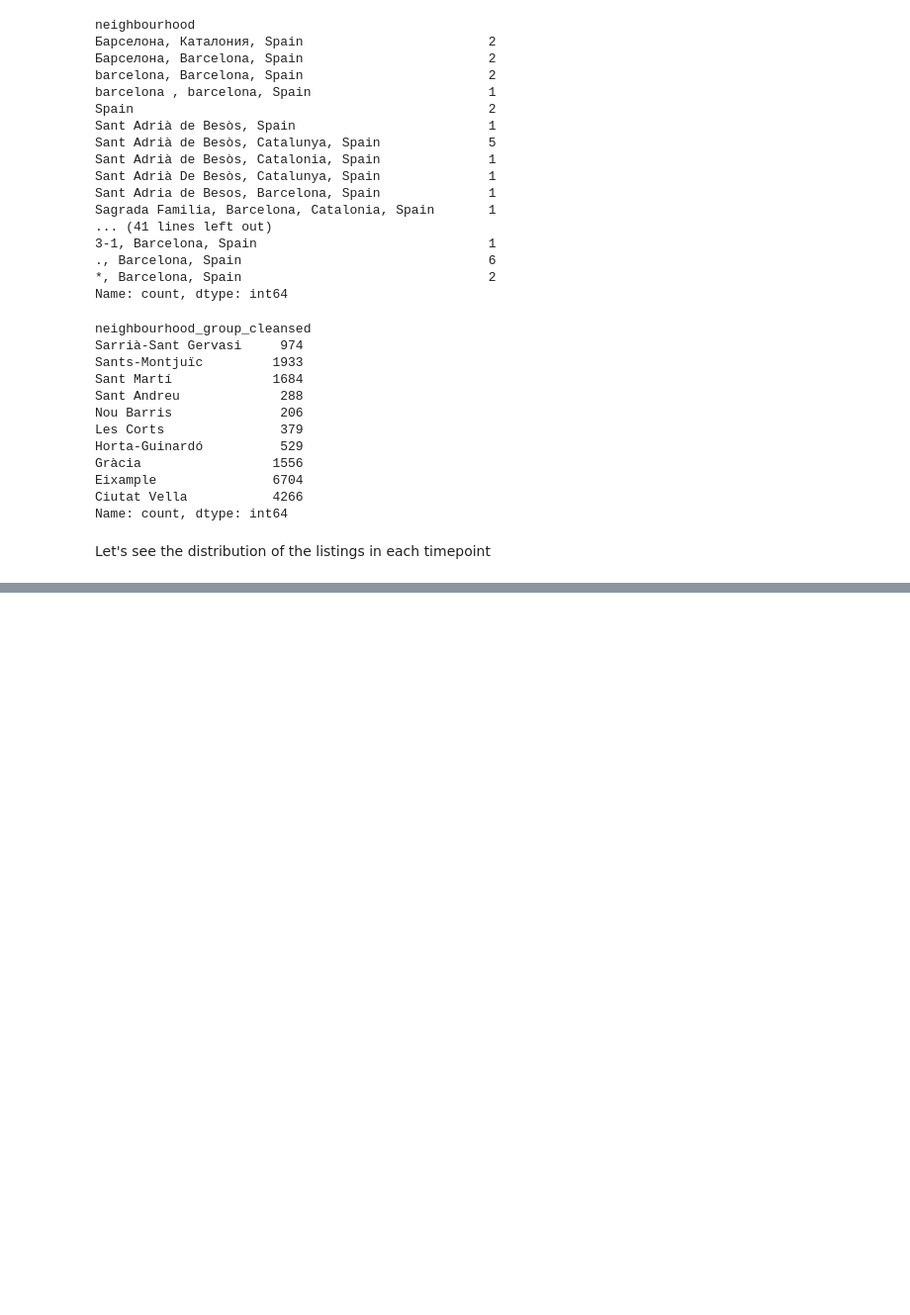
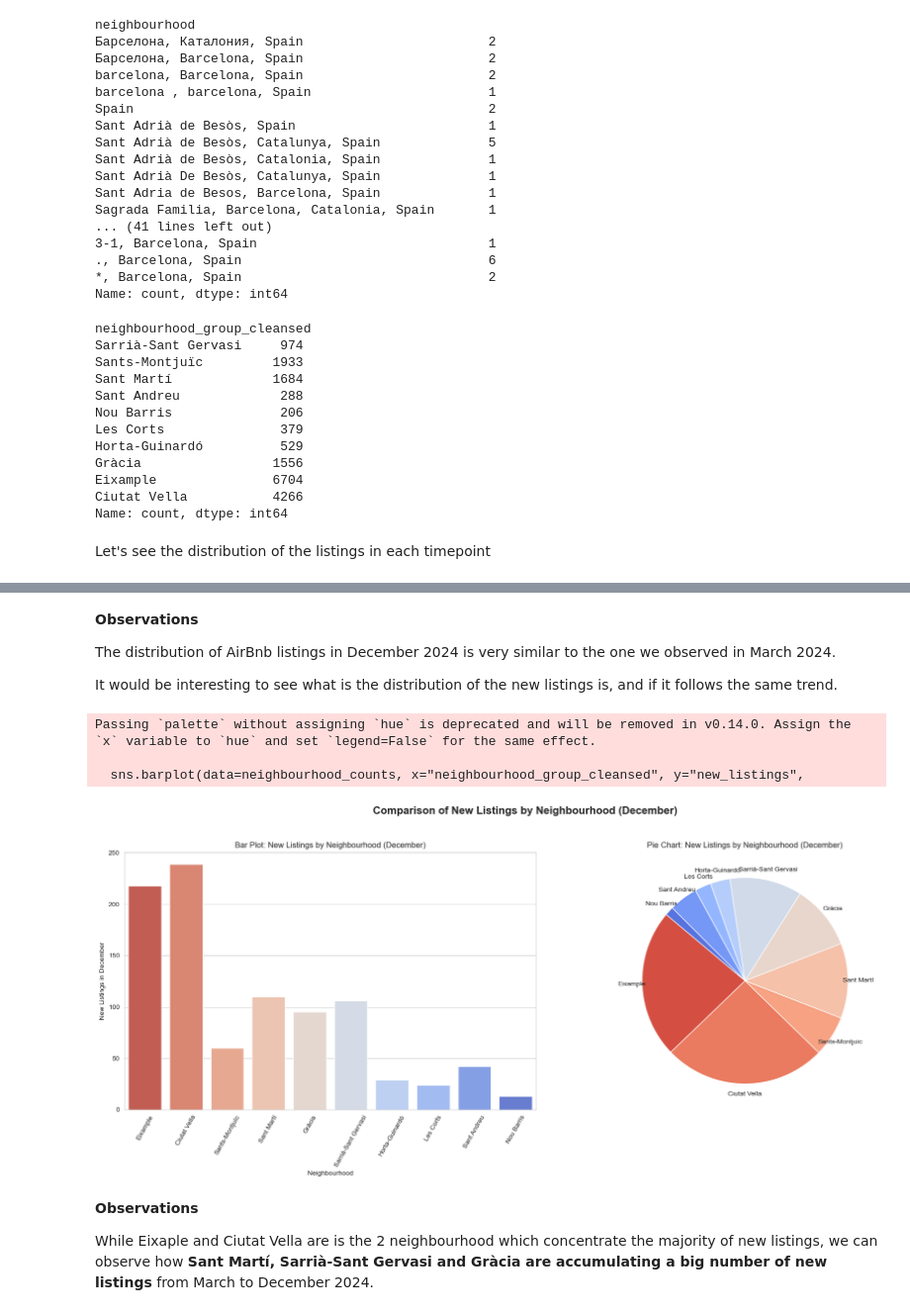
Before and after one commit to msalvany/milestone_3, a Jupyter notebook: milestone_3_AirBnB_BCN.ipynb, the cells around one changed output, grey strips where cells are left out. Shown: that part at 99% size. Cells and saved outputs as stored; diff of their text form; code cells hidden in the pictures; blank space fills up the shorter version.

```diff
--- a/milestone_3_AirBnB_BCN.ipynb
+++ b/milestone_3_AirBnB_BCN.ipynb
@@ -276,0 +286,70 @@ Passing `palette` without assigning `hue` is deprecated and will be removed in v
+# %% [markdown]
+**Observations**
+
+The distribution of AirBnb listings in December 2024 is very similar to the one we observed in March 2024.
+
+It would be interesting to see what is the distribution of the new listings is, and if it follows the same trend.
+# %%
+# Finally, let's see the distribution of only the new listings that appear in December but where not yet listed in March.
+
+# Apply Seaborn style
+sns.set_style("whitegrid")
+
+# Count listings per neighborhood in December
+neighbourhood_dec = data_dec["neighbourhood_group_cleansed"].value_counts().reset_index()
+neighbourhood_dec.columns = ["neighbourhood_group_cleansed", "december_count"]
+
+# Count listings per neighborhood in March
+neighbourhood_mar = data_mar["neighbourhood_group_cleansed"].value_counts().reset_index()
+neighbourhood_mar.columns = ["neighbourhood_group_cleansed", "march_count"]
+
+# Merge both datasets (outer join to keep all neighborhoods)
+neighbourhood_counts = pd.merge(neighbourhood_dec, neighbourhood_mar, on="neighbourhood_group_cleansed", how="left").fillna(0)
+
+# Calculate new listings in December (listings that were not in March)
+neighbourhood_counts["new_listings"] = neighbourhood_counts["december_count"] - neighbourhood_counts["march_count"]
+
+# Keep only positive values (new listings)
+neighbourhood_counts = neighbourhood_counts[neighbourhood_counts["new_listings"] > 0]
+
+# Create figure with subplots
+fig, axes = plt.subplots(1, 2, figsize=(18, 8))
+fig.suptitle("Comparison of New Listings by Neighbourhood (December)", fontsize=16, fontweight="bold")
+
+# Generate the same color palette for both plots
+bar_colors = sns.color_palette("coolwarm_r", len(neighbourhood_counts))
+
+# --- Bar Plot ---
+sns.barplot(data=neighbourhood_counts, x="neighbourhood_group_cleansed", y="new_listings",
+            palette=bar_colors, ax=axes[0])
+axes[0].set_xticklabels(axes[0].get_xticklabels(), rotation=60)
+axes[0].set_xlabel("Neighbourhood")
+axes[0].set_ylabel("New Listings in December")
+axes[0].set_title("Bar Plot: New Listings by Neighbourhood (December)")
+
+# --- Pie Chart ---
+wedges, texts = axes[1].pie(neighbourhood_counts["new_listings"], labels=neighbourhood_counts["neighbourhood_group_cleansed"],
+                            startangle=140, colors=bar_colors,
+                            labeldistance=1.1, pctdistance=0.85)
+
+# Align text in the pie chart to avoid overlapping
+for text in texts:
+    text.set_ha('center')
+
+# Add a title to the pie chart
+axes[1].set_title("Pie Chart: New Listings by Neighbourhood (December)")
+
+# Adjust layout to prevent overlap
+plt.tight_layout(rect=[0, 0, 1, 0.95])
+
+# Show the combined plots
+plt.show()
+# %% [output]
+Passing `palette` without assigning `hue` is deprecated and will be removed in v0.14.0. Assign the `x` variable to `hue` and set `legend=False` for the same effect.
+
+  sns.barplot(data=neighbourhood_counts, x="neighbourhood_group_cleansed", y="new_listings",
+[figure, added]
+# %% [markdown]
+**Observations**
+
+While Eixaple and Ciutat Vella are is the 2 neighbourhood which concentrate the majority of new listings, we can observe how **Sant Martí, Sarrià-Sant Gervasi and Gràcia are accumulating a big number of new listings** from March to December 2024.
```
Also changed, not shown: parts of 7 cells of this notebook.
